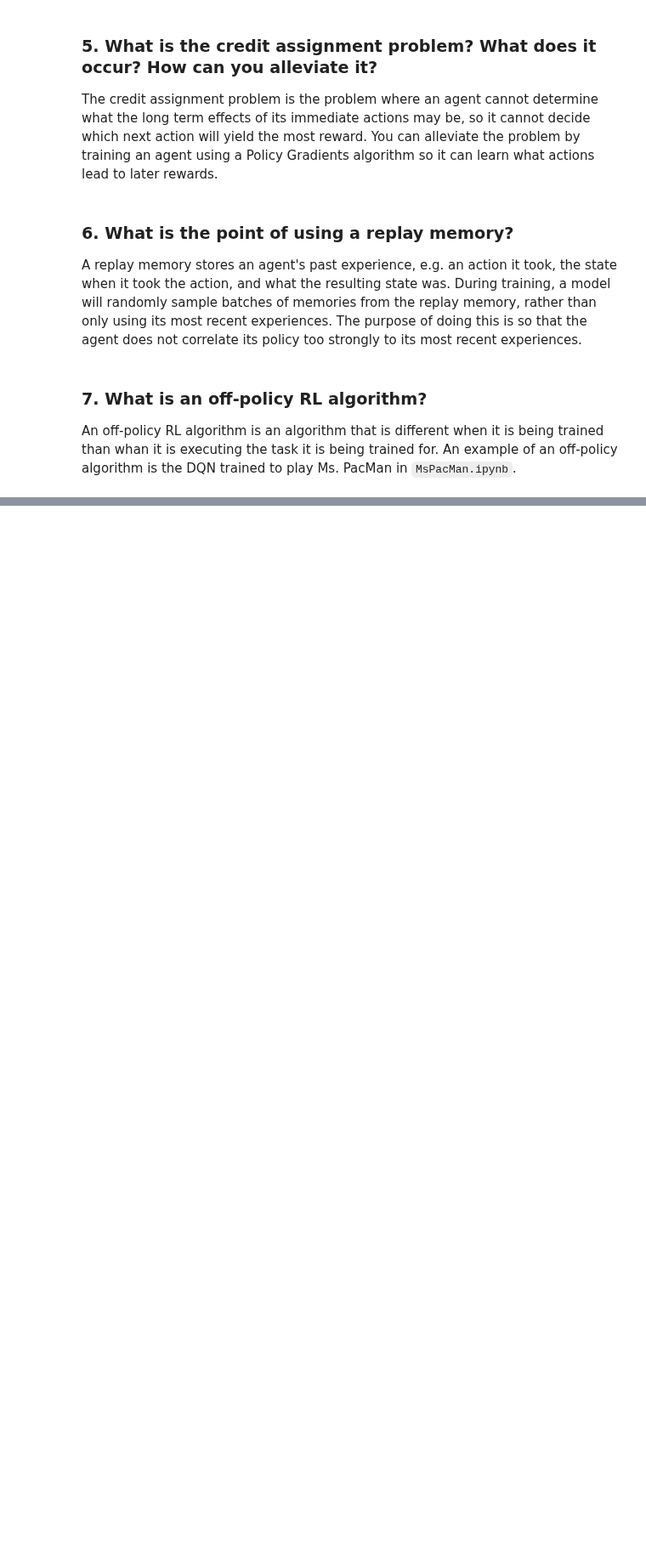
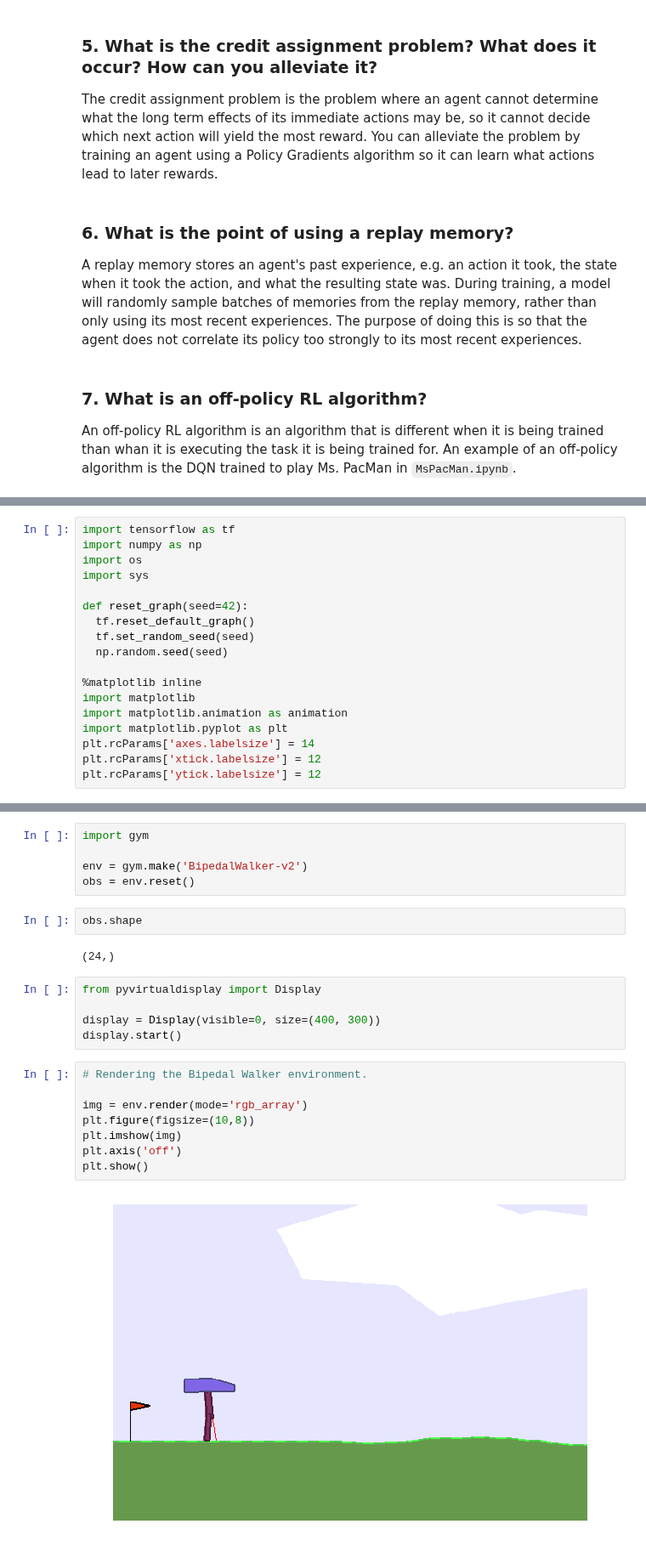
Before and after one commit to DCtheTall/hands-on-machine-learning, a Jupyter notebook: chapter16/Exercises.ipynb, the cells around one changed output, grey strips where cells are left out. Shown at 85% size. Saved outputs shown, nothing was run; the diff lists cells and outputs as text; blank space fills up the shorter version.

Commit message:
Bipedal walker exercise

```diff
--- a/chapter16/Exercises.ipynb
+++ b/chapter16/Exercises.ipynb
@@ -36,0 +41,18 @@ An off-policy RL algorithm is an algorithm that is different when it is being tr
+# %%
+import tensorflow as tf
+import numpy as np
+import os
+import sys
+
+def reset_graph(seed=42):
+  tf.reset_default_graph()
+  tf.set_random_seed(seed)
+  np.random.seed(seed)
+
+%matplotlib inline
+import matplotlib
+import matplotlib.animation as animation
+import matplotlib.pyplot as plt
+plt.rcParams['axes.labelsize'] = 14
+plt.rcParams['xtick.labelsize'] = 12
+plt.rcParams['ytick.labelsize'] = 12
@@ -36,0 +69,24 @@ An off-policy RL algorithm is an algorithm that is different when it is being tr
+# %%
+import gym
+
+env = gym.make('BipedalWalker-v2')
+obs = env.reset()
+# %%
+obs.shape
+# %% [output]
+(24,)
+# %%
+from pyvirtualdisplay import Display
+
+display = Display(visible=0, size=(400, 300))
+display.start()
+# %%
+# Rendering the Bipedal Walker environment.
+
+img = env.render(mode='rgb_array')
+plt.figure(figsize=(10,8))
+plt.imshow(img)
+plt.axis('off')
+plt.show()
+# %% [output]
+[figure, added]
```
Also changed, not shown: parts of 19 cells of this notebook.
